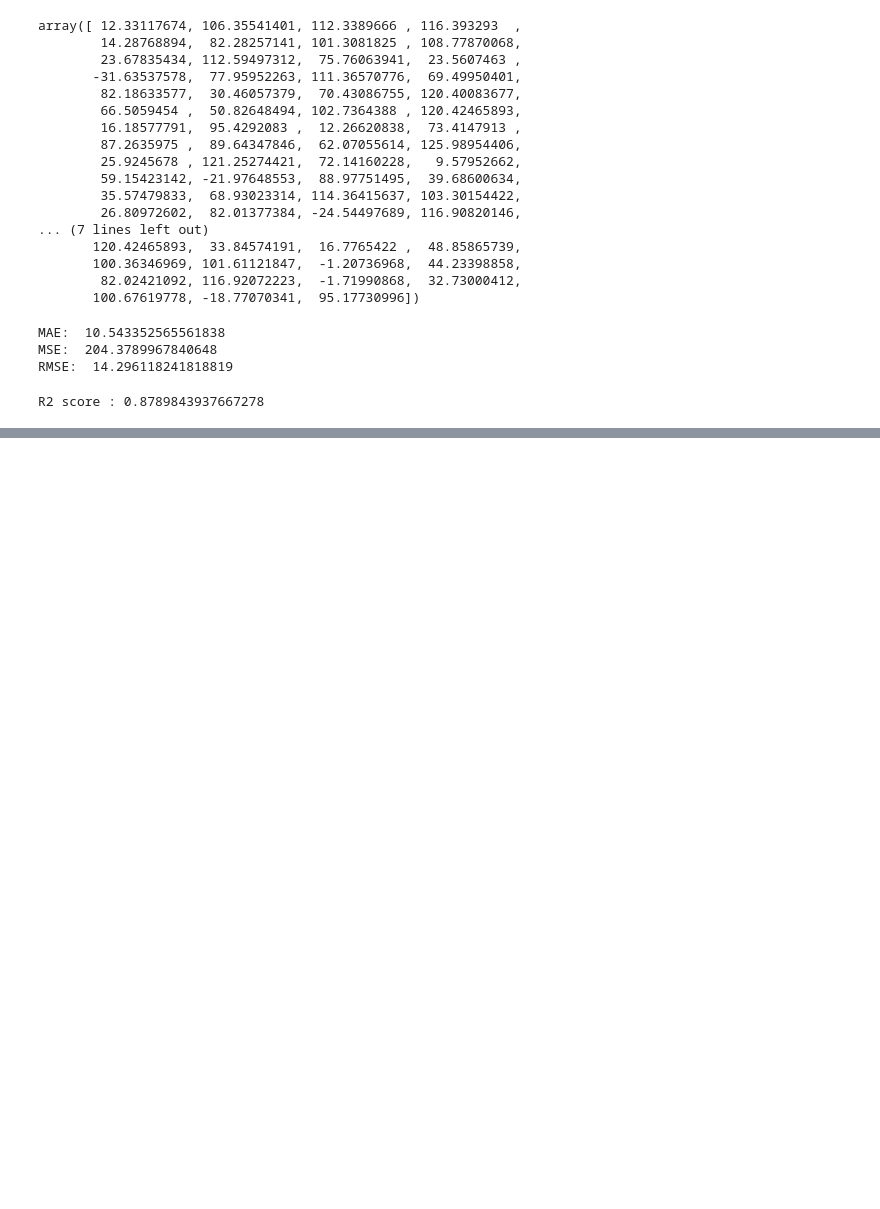
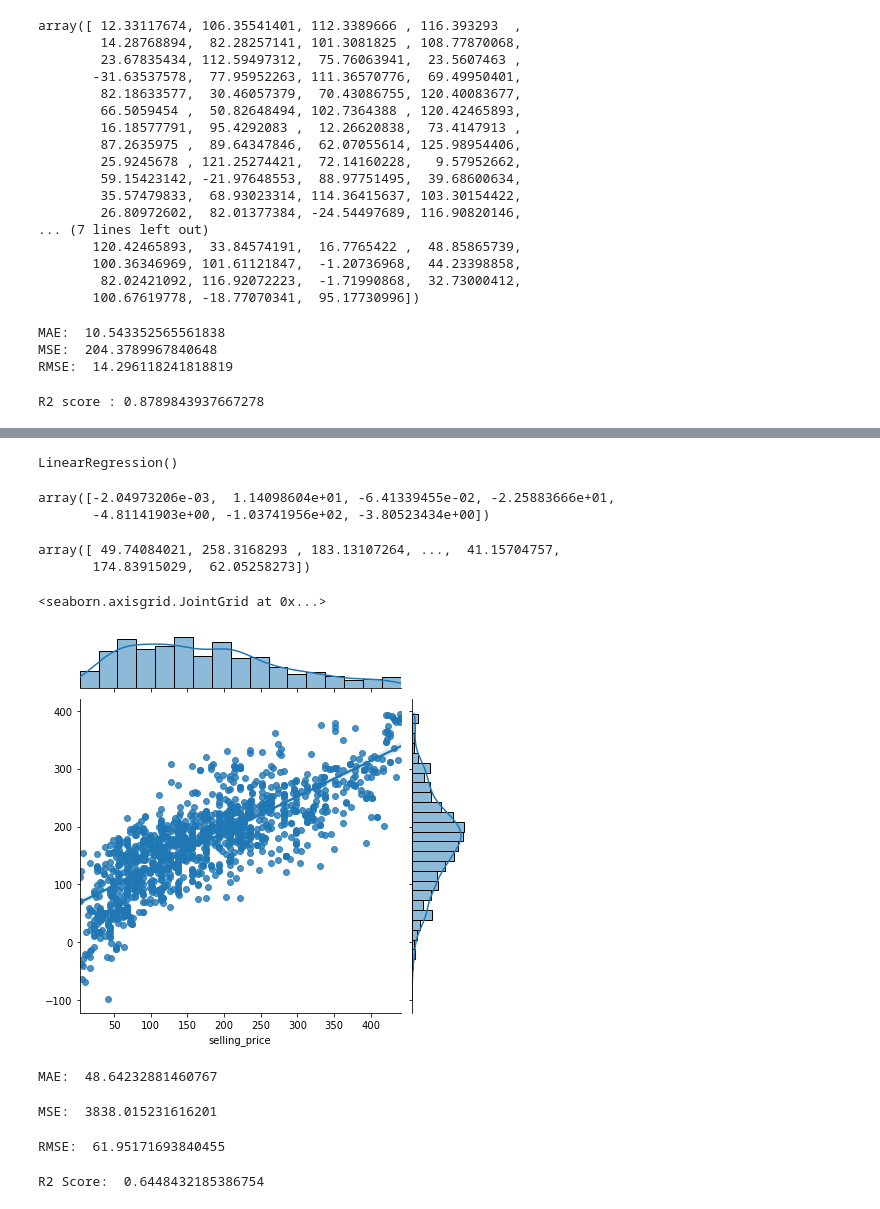
Before and after one commit to Bola-coder/ML-Projects, a Jupyter notebook: Used Car Prediction/model/model.ipynb, the cells around one changed output, grey strips where cells are left out. Saved outputs shown, nothing was run; the diff lists cells and outputs as text; code cells hidden in the pictures; blank space fills up the shorter version.

```diff
--- a/Used Car Prediction/model/model.ipynb
+++ b/Used Car Prediction/model/model.ipynb
@@ -179,0 +296,2 @@ R2 score : 0.8789843937667278
+# %%
+X_train, X_test, y_train, y_test = train_test_split(X, y, test_size=0.3, random_state=101)
@@ -179,0 +300,23 @@ R2 score : 0.8789843937667278
+# %%
+linReg2 = LinearRegression()
+# %%
+linReg2.fit(X_train, y_train)
+# %% [output]
+LinearRegression()
+# %%
+linReg2.coef_
+# %% [output]
+array([-2.04973206e-03,  1.14098604e+01, -6.41339455e-02, -2.25883666e+01,
+       -4.81141903e+00, -1.03741956e+02, -3.80523434e+00])
+# %%
+predictions2 = linReg2.predict(X_test)
+# %%
+predictions2
+# %% [output]
+array([ 49.74084021, 258.3168293 , 183.13107264, ...,  41.15704757,
+       174.83915029,  62.05258273])
+# %%
+sns.jointplot(x=y_test, y=predictions2, kind="reg")
+# %% [output]
+<seaborn.axisgrid.JointGrid at 0x...>
+[figure, added]
@@ -179,0 +325,16 @@ R2 score : 0.8789843937667278
+# %%
+print("MAE: ", metrics.mean_absolute_error(y_test, predictions2))
+# %% [output]
+MAE:  48.64232881460767
+# %%
+print("MSE: ", metrics.mean_squared_error(y_test, predictions2))
+# %% [output]
+MSE:  3838.015231616201
+# %%
+print("RMSE: ", np.sqrt(metrics.mean_squared_error(y_test, predictions2)))
+# %% [output]
+RMSE:  61.95171693840455
+# %%
+print("R2 Score: ", metrics.r2_score(y_test, predictions2))
+# %% [output]
+R2 Score:  0.6448432185386754
```
Also changed, not shown: parts of 21 cells of this notebook.
